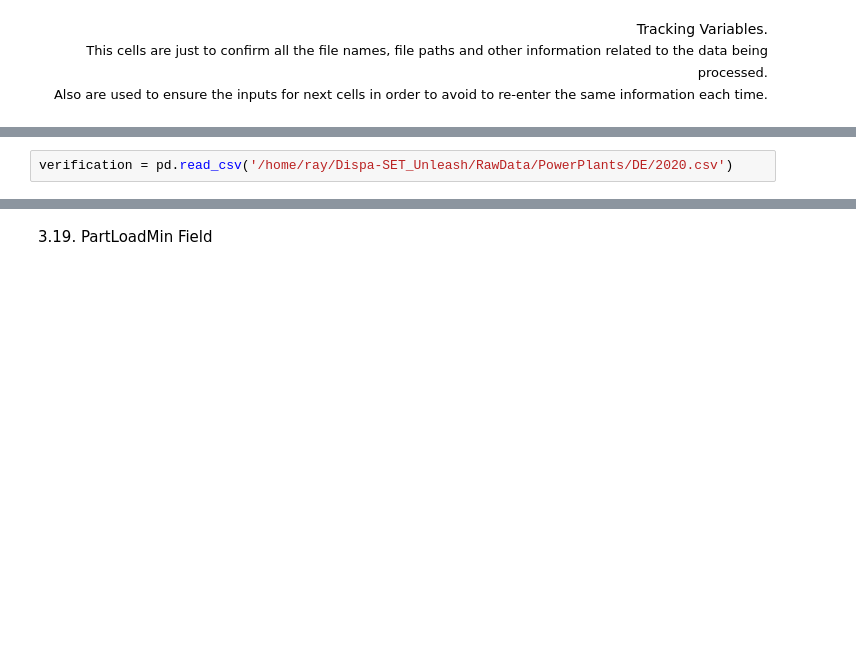
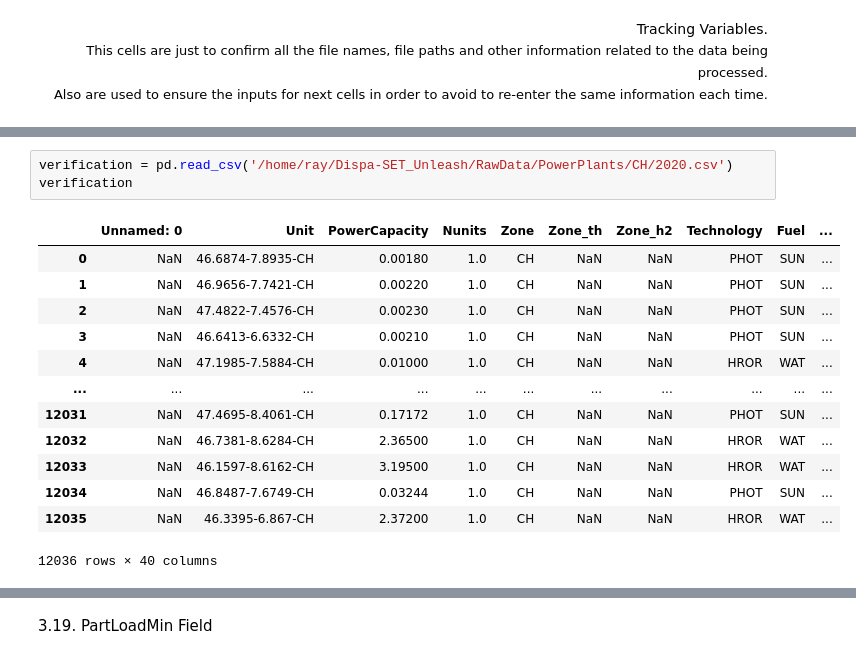
Before and after one commit to RayRojasCandia/Dispa-SET_Unleash, a Jupyter notebook: scripts/Data_Processing/Main.ipynb, the cells around one changed output, grey strips where cells are left out. Drawn from its saved outputs; the diff is of its cells as text; blank space fills up the shorter version.

```diff
--- a/scripts/Data_Processing/Main.ipynb
+++ b/scripts/Data_Processing/Main.ipynb
@@ -1066,2 +1395,17 @@ Processed /home/ray/Dispa-SET_Unleash/RawData/PowerPlants/BE/2020.csv
 # %%
-verification = pd.read_csv('/home/ray/Dispa-SET_Unleash/RawData/PowerPlants/DE/2020.csv')
+verification = pd.read_csv('/home/ray/Dispa-SET_Unleash/RawData/PowerPlants/CH/2020.csv')
+verification
+# %% [output]
+|  | Unnamed: 0 | Unit | PowerCapacity | Nunits | Zone | Zone_th | Zone_h2 | Technology | Fuel | ... |
+| 0 | NaN | 46.6874-7.8935-CH | 0.00180 | 1.0 | CH | NaN | NaN | PHOT | SUN | ... |
+| 1 | NaN | 46.9656-7.7421-CH | 0.00220 | 1.0 | CH | NaN | NaN | PHOT | SUN | ... |
+| 2 | NaN | 47.4822-7.4576-CH | 0.00230 | 1.0 | CH | NaN | NaN | PHOT | SUN | ... |
+| 3 | NaN | 46.6413-6.6332-CH | 0.00210 | 1.0 | CH | NaN | NaN | PHOT | SUN | ... |
+| 4 | NaN | 47.1985-7.5884-CH | 0.01000 | 1.0 | CH | NaN | NaN | HROR | WAT | ... |
+| ... | ... | ... | ... | ... | ... | ... | ... | ... | ... | ... |
+| 12031 | NaN | 47.4695-8.4061-CH | 0.17172 | 1.0 | CH | NaN | NaN | PHOT | SUN | ... |
+| 12032 | NaN | 46.7381-8.6284-CH | 2.36500 | 1.0 | CH | NaN | NaN | HROR | WAT | ... |
+| 12033 | NaN | 46.1597-8.6162-CH | 3.19500 | 1.0 | CH | NaN | NaN | HROR | WAT | ... |
+| 12034 | NaN | 46.8487-7.6749-CH | 0.03244 | 1.0 | CH | NaN | NaN | PHOT | SUN | ... |
+| 12035 | NaN | 46.3395-6.867-CH | 2.37200 | 1.0 | CH | NaN | NaN | HROR | WAT | ... |
+12036 rows × 40 columns
```
Also changed, not shown: parts of 83 cells of this notebook, 27 other files.
